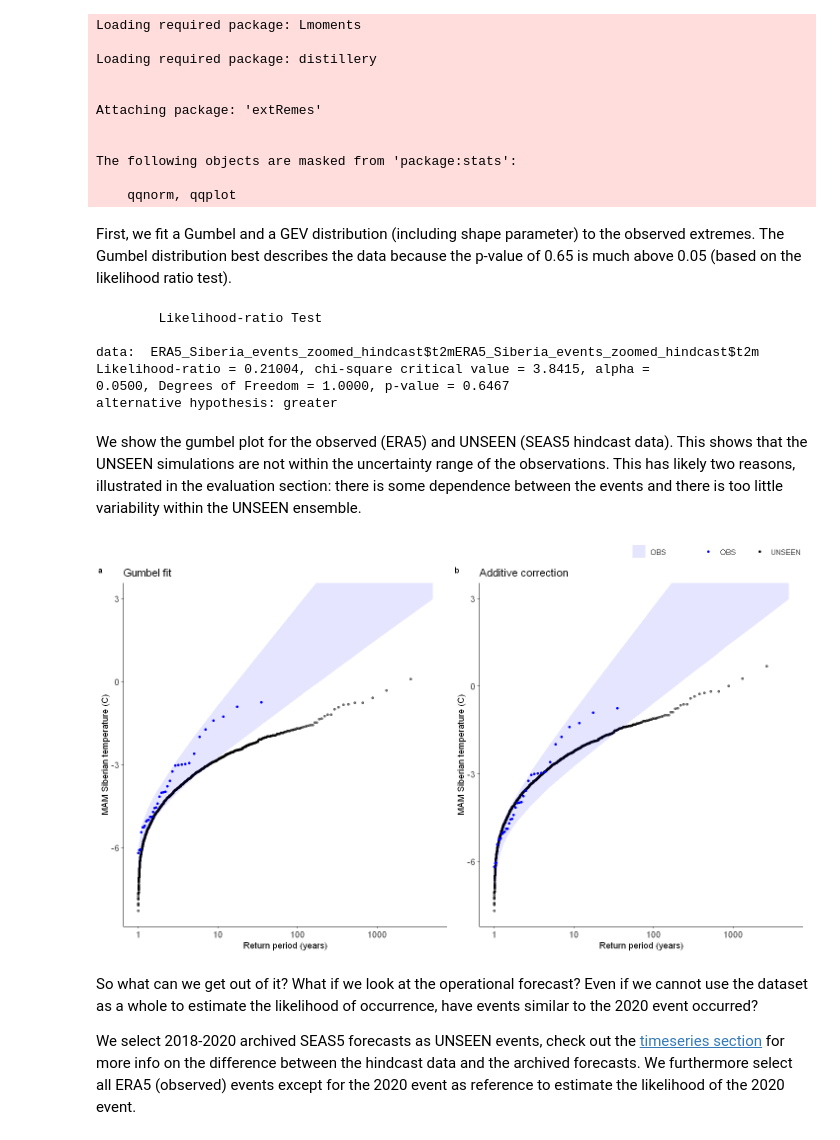
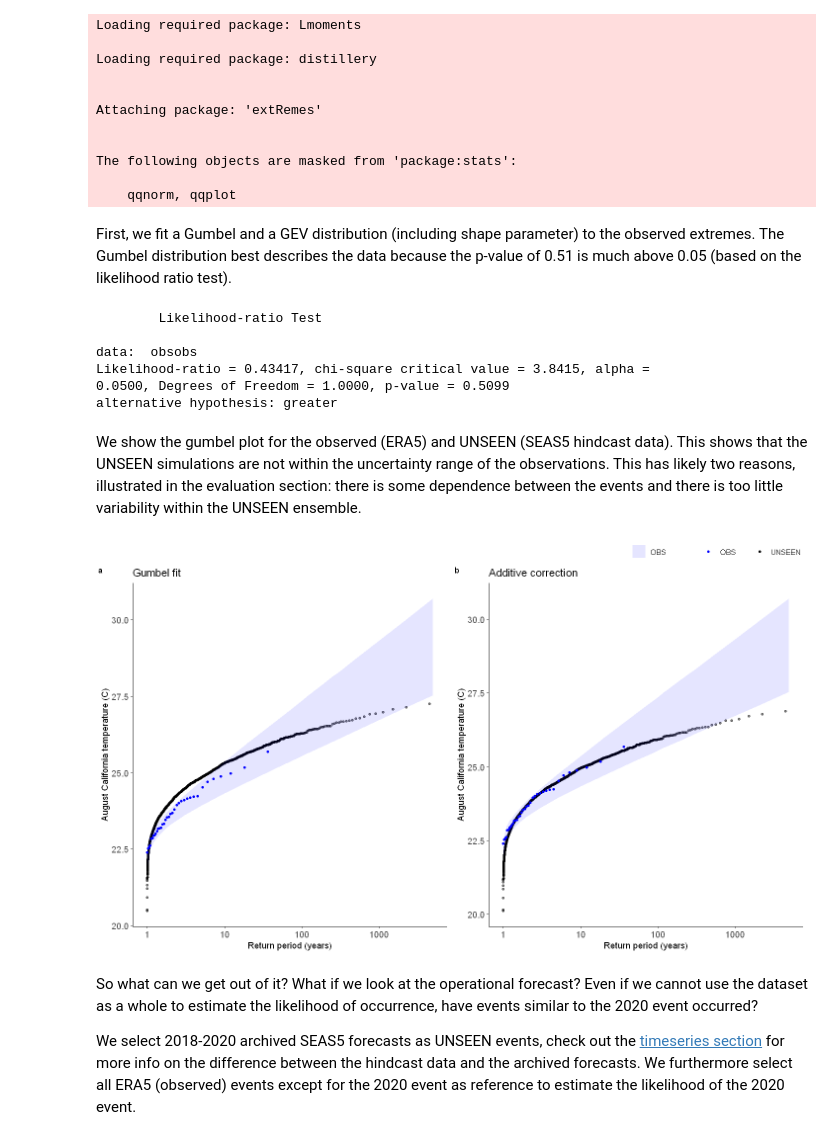
Before and after one commit to ECMWFCode4Earth/UNSEEN-open, a Jupyter notebook: doc/Notebooks/examples/California_Fires.ipynb, the cells around one changed output. Saved outputs shown, nothing was run; the diff lists cells and outputs as text; code cells hidden in the pictures.

```diff
--- a/doc/Notebooks/examples/California_Fires.ipynb
+++ b/doc/Notebooks/examples/California_Fires.ipynb
@@ -115,6 +117,10 @@ ERA5_California_events <- read.csv("Data/ERA5_California_events.csv", stringsAsF
 ## Convert Kelvin to Celsius
 SEAS5_California_events$t2m <- SEAS5_California_events$t2m - 273.15
 ERA5_California_events$t2m <- ERA5_California_events$t2m - 273.15
+
+## Convert character time to Date format
+ERA5_California_events$time <- lubridate::ymd(ERA5_California_events$time)
+SEAS5_California_events$time <- lubridate::ymd(SEAS5_California_events$time)
 # %% [output]
 [1] "C:/Users/Timo/OneDrive - Loughborough University/GitHub/UNSEEN-open"
 # %% [markdown]
@@ -162,2 +161,9 @@ SEAS5_Siberia_events_zoomed_forecasts <- SEAS5_Siberia_events_zoomed_df[
+# %%
+SEAS5_California_events_hindcast <- SEAS5_California_events[
+    SEAS5_California_events$time < '2017-02-01' &
+    SEAS5_California_events$number < 25,]
+
+SEAS5_California_events_forecasts <- SEAS5_California_events[
+    SEAS5_California_events$time > '2017-02-01',]
 # %% [markdown]
 And we select the same years for ERA5.
@@ -168,3 +170,7 @@ ERA5_Siberia_events_zoomed_hindcast <- ERA5_Siberia_events_zoomed[
+# %%
+ERA5_California_events_hindcast <- ERA5_California_events[
+    ERA5_California_events$time > '1981-02-01' &
+    ERA5_California_events$time < '2017-02-01',]
 # %% [markdown]
 Which results in the following timeseries:
 # %%
@@ -199,8 +205,8 @@ The fidelity test shows that the mean of the UNSEEN ensemble is too low compared
 
 Lets apply the additive biascor:
 # %%
-obs = ERA5_Siberia_events_zoomed_hindcast$t2m
-ensemble = SEAS5_Siberia_events_zoomed_hindcast$t2m
+obs = ERA5_California_events_hindcast$t2m
+ensemble = SEAS5_California_events_hindcast$t2m
 ensemble_biascor = ensemble + (mean(obs) - mean(ensemble))
 
 fidelity_test(
@@ -230,49 +236,49 @@ The following objects are masked from 'package:stats':
 
     qqnorm, qqplot
 # %% [markdown]
-First, we fit a Gumbel and a GEV distribution (including shape parameter) to the observed extremes. The Gumbel distribution best describes the data because the p-value of 0.65 is much above 0.05 (based on the likelihood ratio test).
+First, we fit a Gumbel and a GEV distribution (including shape parameter) to the observed extremes. The Gumbel distribution best describes the data because the p-value of 0.51 is much above 0.05 (based on the likelihood ratio test).
 # %%
-fit_obs_Gumbel <- fevd(x = ERA5_Siberia_events_zoomed_hindcast$t2m,
+fit_obs_Gumbel <- fevd(x = obs,
                     type = "Gumbel"
                    )
-fit_obs_GEV <- fevd(x = ERA5_Siberia_events_zoomed_hindcast$t2m,
+fit_obs_GEV <- fevd(x = obs,
                     type = "GEV"
                    )
 lr.test(fit_obs_Gumbel, fit_obs_GEV)
 # %% [output]
         Likelihood-ratio Test
 
-data:  ERA5_Siberia_events_zoomed_hindcast$t2mERA5_Siberia_events_zoomed_hindcast$t2m
-Likelihood-ratio = 0.21004, chi-square critical value = 3.8415, alpha =
-0.0500, Degrees of Freedom = 1.0000, p-value = 0.6467
+data:  obsobs
+Likelihood-ratio = 0.43417, chi-square critical value = 3.8415, alpha =
+0.0500, Degrees of Freedom = 1.0000, p-value = 0.5099
 alternative hypothesis: greater
 # %% [markdown]
 We show the gumbel plot for the observed (ERA5) and UNSEEN (SEAS5 hindcast data). This shows that the UNSEEN simulations are not within the uncertainty range of the observations. This has likely two reasons, illustrated in the evaluation section: there is some dependence between the events and there is too little variability within the UNSEEN ensemble.
 # %%
 options(repr.plot.width = 12)
-GEV_hindcast <- EVT_plot(ensemble = SEAS5_Siberia_events_zoomed_hindcast$t2m,
-                         obs = ERA5_Siberia_events_zoomed_hindcast$t2m,
+GEV_hindcast <- EVT_plot(ensemble = ensemble,
+                         obs = obs,
                          main = "Gumbel fit",
                          GEV_type = "Gumbel",
-                         ylim = 3,
-                         y_lab = 'MAM Siberian temperature (C)'
+#                          ylim = 3,
+                         y_lab = 'August California temperature (C)'
                         )
 GEV_hindcast_corrected <- EVT_plot(ensemble = ensemble_biascor, #SEAS5_Siberia_events_zoomed_hindcast$t2m,
-                                   obs = ERA5_Siberia_events_zoomed_hindcast$t2m,
+                                   obs = obs,
                                    main = "Additive correction",
                                    GEV_type = "Gumbel",
-                                   ylim = 3,
-                                   y_lab = 'MAM Siberian temperature (C)'
+#                                    ylim = 3,
+                                   y_lab = 'August California temperature (C)'
                                   )
 
 ggarrange(GEV_hindcast, GEV_hindcast_corrected,
   labels = c("a", "b"), # ,"c","d"),
   common.legend = T,
   font.label = list(size = 10, color = "black", face = "bold", family = NULL),
   ncol = 2, nrow = 1
 )
 # %% [output]
-[figure, old version]
+[figure, new version]
 # %% [markdown]
 So what can we get out of it? What if we look at the operational forecast? Even if we cannot use the dataset as a whole to estimate the likelihood of occurrence, have events similar to the 2020 event occurred?
 
```
Also changed, not shown: parts of 9 cells of this notebook, 3 other files.
